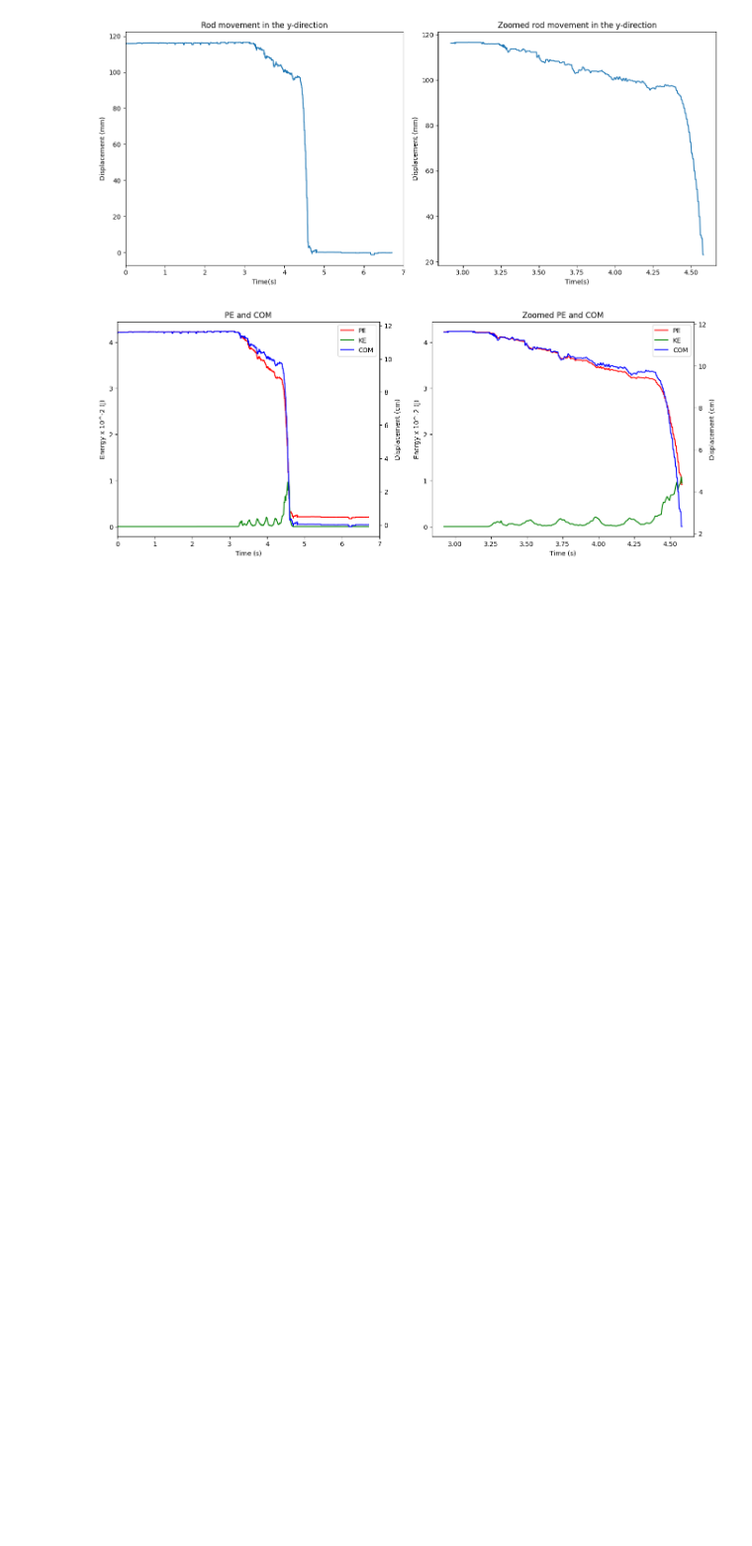
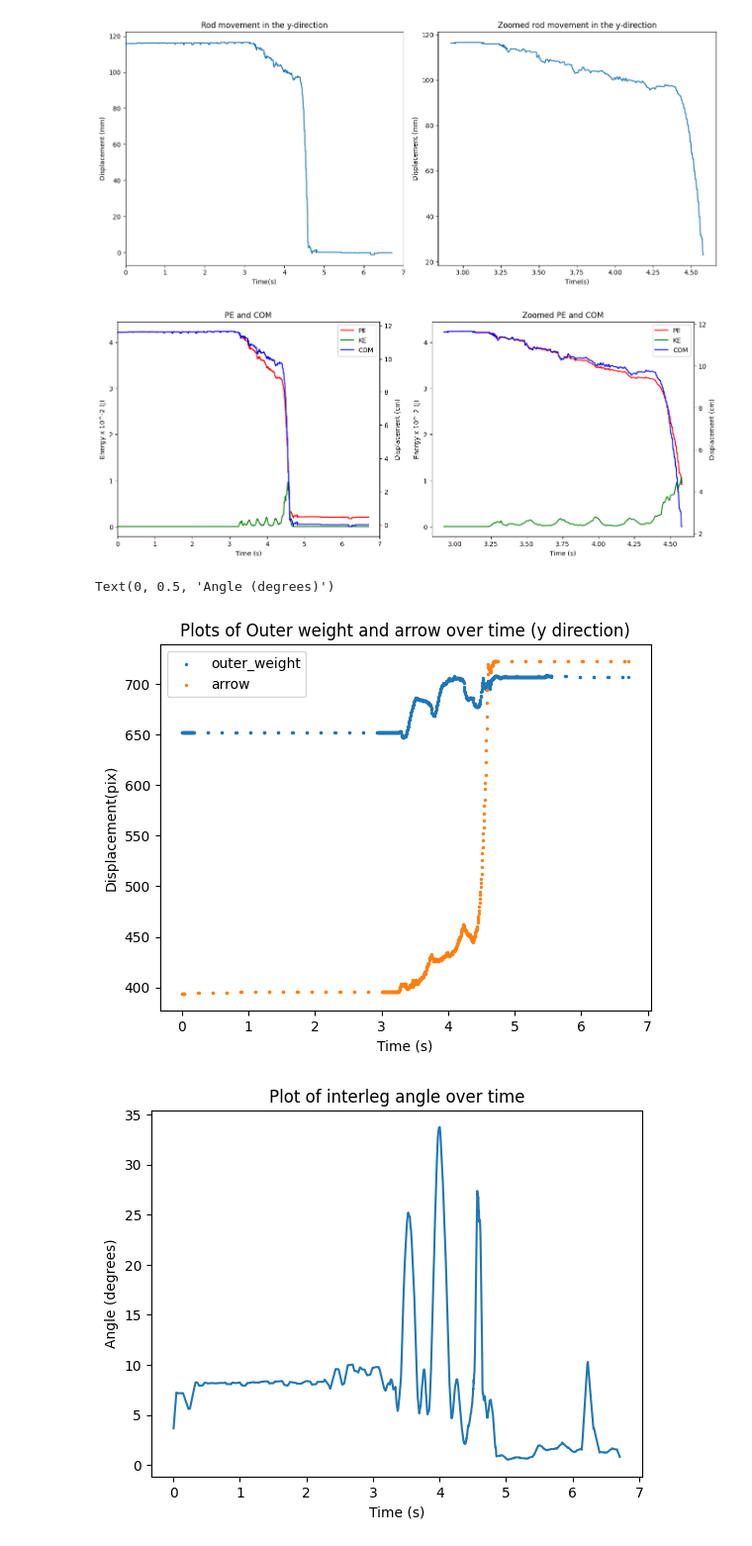
Before and after one commit to pran872/PDW, a Jupyter notebook: analyse_data.ipynb, the cells around one changed output. Shown: that part at 99% size. Cells and saved outputs as stored; diff of their text form; code cells hidden in the pictures; blank space fills up the shorter version.

Commit message:
[IMP] Added inter-leg code

```diff
--- a/analyse_data.ipynb
+++ b/analyse_data.ipynb
@@ -178,3 +178,48 @@ axs[1].set_title("Zoomed PE and COM")
 plt.show()
 # %% [output]
 [figure]
+# %%
+# All in bl refernce axis same as above
+filename = "12_38_1_digitisation/12_38_1_rod_outer_weight_arrow_data_xypts.csv"
+df = pd.read_csv(filename)
+plt.figure()
+plt.scatter(time, df['pt2_cam1_Y'], s=2,)
+plt.scatter(time, df['pt3_cam1_Y'], s=2,)
+plt.legend(['outer_weight', 'arrow'])
+plt.title('Plots of Outer weight and arrow over time (y direction)')
+plt.xlabel('Time (s)')
+plt.ylabel('Displacement(pix)')
+
+df.fillna(method='ffill', inplace=True)
+df_mm = df.copy(deep=True)
+for col in df_mm.columns:
+    df_mm[col] = df_mm[col]*one_pix_in_mm
+
+ow_y = np.array(df_mm['pt2_cam1_Y'].iloc[-1] - df_mm['pt2_cam1_Y']) # outer weight
+arrow_y = np.array(df_mm['pt3_cam1_Y'].iloc[-1] - df_mm['pt3_cam1_Y'])
+rod_y = np.array(rod_y_m * 10**3)
+# print(round(np.sum(rod_y - (df_mm['pt1_cam1_Y'].iloc[-1] - df_mm['pt1_cam1_Y'])), 2))
+
+ow_x = np.array(df_mm['pt2_cam1_X']) # outer weight
+arrow_x = np.array(df_mm['pt3_cam1_X'])
+rod_x = np.array(rod_x_m * 10**3)
+
+arrow_to_rod_len = np.sqrt((arrow_x-rod_x)**2 + (arrow_y-rod_y)**2)
+rod_to_ow_len = np.sqrt((ow_x-rod_x)**2 + (ow_y-rod_y)**2)
+ow_to_arrow_len = np.sqrt((ow_x-arrow_x)**2 + (ow_y-arrow_y)**2)
+
+inter_leg_rad = np.arccos((arrow_to_rod_len**2 + rod_to_ow_len**2 - ow_to_arrow_len**2)/(2*arrow_to_rod_len*rod_to_ow_len))
+inter_leg_deg = inter_leg_rad*180/math.pi
+
+window_size = 20
+inter_leg_deg_smoothed = np.convolve(inter_leg_deg, np.ones(window_size)/window_size, mode='same')
+plt.figure()
+# plt.plot(time, inter_leg_deg)
+plt.plot(time, inter_leg_deg_smoothed)
+plt.title('Plot of interleg angle over time')
+plt.xlabel('Time (s)')
+plt.ylabel('Angle (degrees)')
+# %% [output]
+Text(0, 0.5, 'Angle (degrees)')
+[figure, added]
+[figure, added]
```
